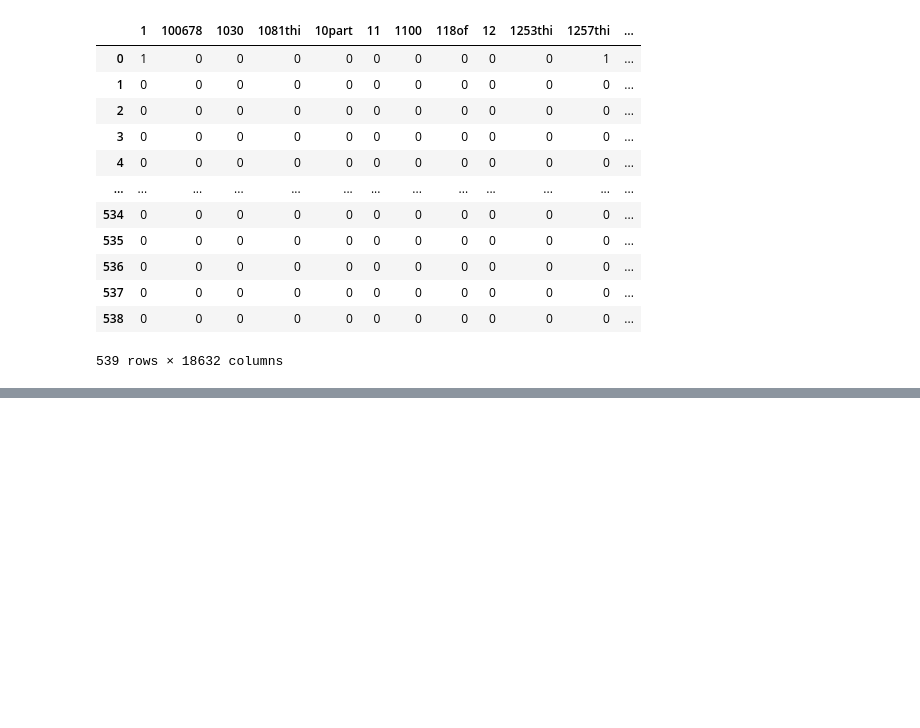
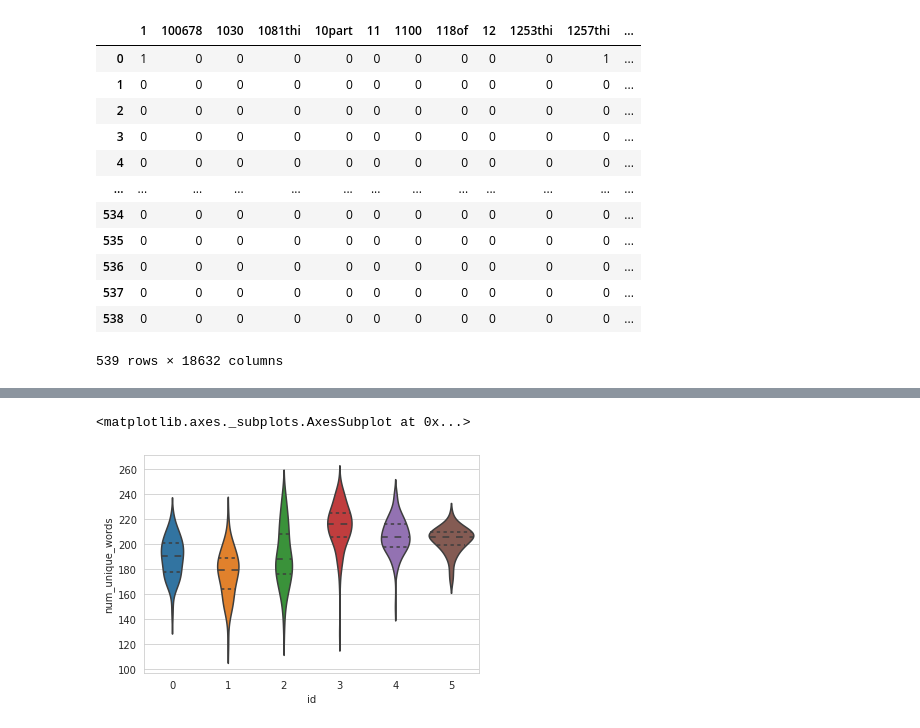
Before and after one commit to Esther-Zhou99/Data-Science, a Jupyter notebook: HW3.ipynb, the cells around one changed output, grey strips where cells are left out. Cells and saved outputs as stored; diff of their text form; code cells hidden in the pictures; blank space fills up the shorter version.

```diff
--- a/HW3.ipynb
+++ b/HW3.ipynb
@@ -234,0 +239,5 @@ sns.distplot(df['num_unique_words'])
+# %%
+sns.violinplot(x="id", y="num_unique_words", data=df, split=True, inner='quartile')
+# %% [output]
+<matplotlib.axes._subplots.AxesSubplot at 0x...>
+[figure, added]
```
Also changed, not shown: parts of 38 cells of this notebook.
